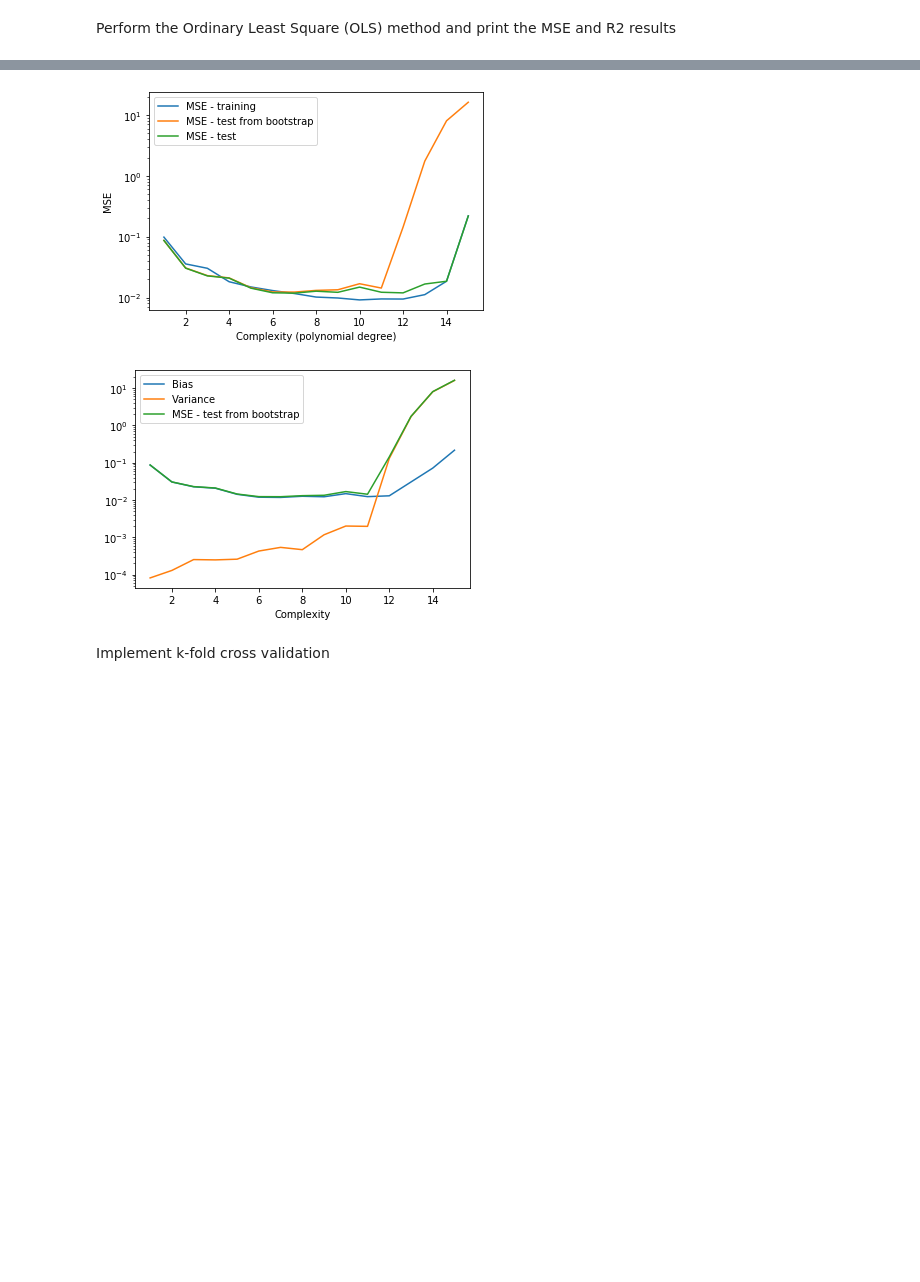
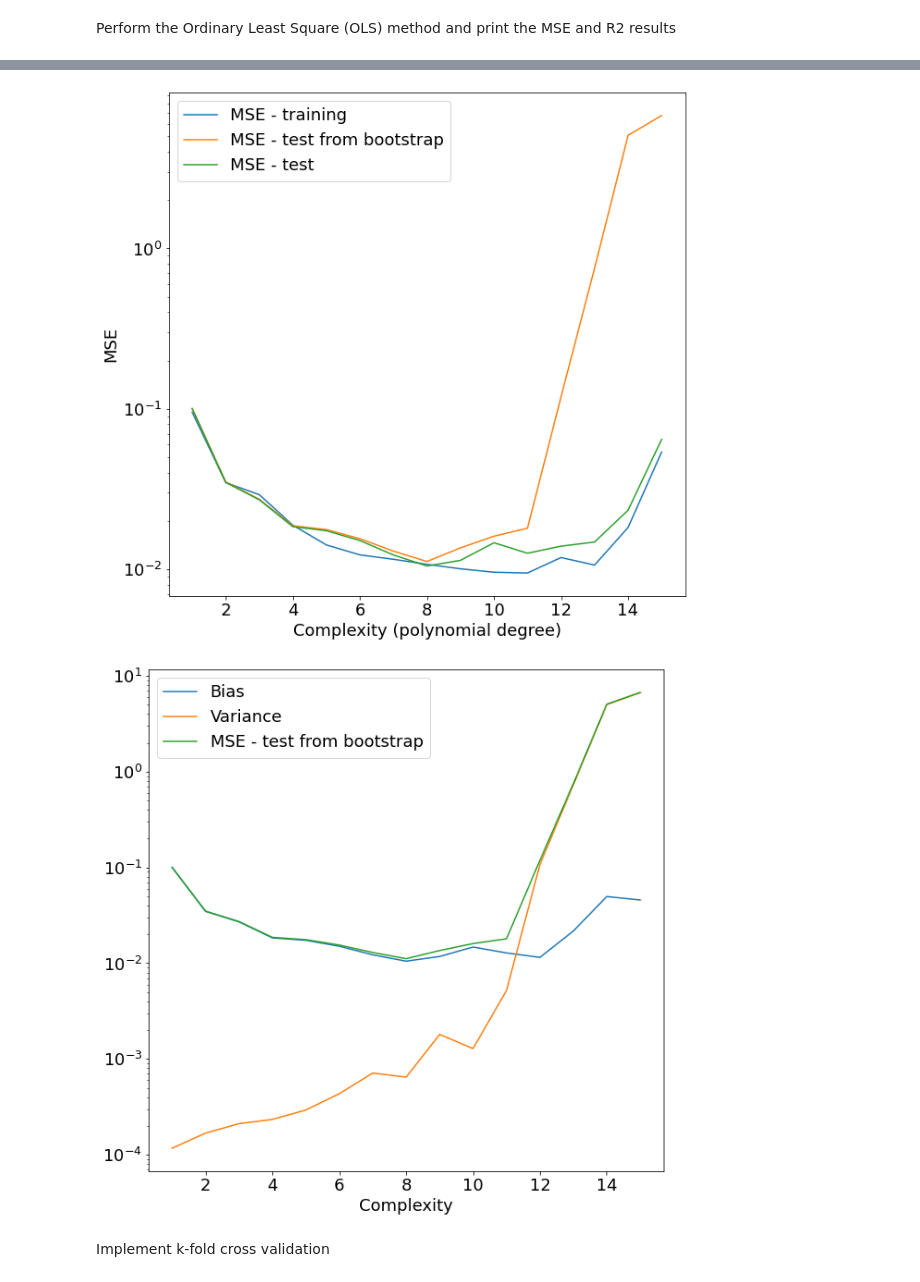
Before and after one commit to tellefs/ML-projects, a Jupyter notebook: project1/project1.ipynb, the cells around one changed output, grey strips where cells are left out. Cells and saved outputs as stored; diff of their text form; code cells hidden in the pictures; blank space fills up the shorter version.

```diff
--- a/project1/project1.ipynb
+++ b/project1/project1.ipynb
@@ -24,6 +25,12 @@ def FrankeFunction(x,y):
 	term3 = 0.5*np.exp(-(9*x-7)**2/4.0 - 0.25*((9*y-3)**2))
 	term4 = -0.2*np.exp(-(9*x-4)**2 - (9*y-7)**2)
 	return term1 + term2 + term3 + term4
+# %%
+#sizes for plotting
+
+figwidth = 10
+figheigth = 10
+fontsize = 18
 # %% [markdown]
 Create design matrix for for two dimensions
 # %%
@@ -59,17 +64,17 @@ Normal distributed noise is added to the Franke-function
 # %%
-n = 100 #size of x and y
+np.random.seed(47309275)
+n = 1000 #size of x and y
 N = 5 #polynomial degree
-noise_factor = 0.01
+noise_factor = 0.1
+max_degree = 12
 
+noise = noise_factor*np.random.randn(n)
 x = np.random.uniform(0,1,n)
 y = np.random.uniform(0,1,n)
-noise = noise_factor*np.random.randn(100,1)
+
 z = FrankeFunction(x,y) + noise
 
 X = create_X(x, y, N)
-
-DesignMatrix = pd.DataFrame(X)
-#display(DesignMatrix)
 # %% [markdown]
 Perform the Ordinary Least Square (OLS) method and print the MSE and R2 results
 # %%
@@ -113,8 +120,4 @@ Study the bias-variance trade-off by plotting the MSE for increasing model compl
 # %%
-np.random.seed(47309275)
-max_degree = 15
-n = 1000
-noise_factor = .1
 n_bootstraps = 100
 
 degree = np.linspace(1, max_degree, max_degree)
@@ -125,12 +128,6 @@ MSE_test_bootstrap = np.zeros(max_degree)
 bias = np.zeros(max_degree)
 variance = np.zeros(max_degree)
 error = np.zeros(max_degree)
-
-noise = noise_factor*np.random.randn(n)
-x = np.random.uniform(0,1,n)
-y = np.random.uniform(0,1,n)
-
-z = FrankeFunction(x,y) + noise
 
 for i in range(max_degree):
     N = i #polynomial degree
@@ -153,42 +150,45 @@ for i in range(max_degree):
     #Perform OLS with bootstrap resampling
     MSE_test_bootstrap_values = np.zeros(n_bootstraps)
     z_predicted_bootstrap = np.empty((X_test.shape[0], n_bootstraps))
 
 
     for j in range(n_bootstraps):
         X_train_resample, z_train_resample = resample(X_train, z_train, replace=True)
         beta = np.linalg.inv(X_train_resample.T @ X_train_resample) @ X_train_resample.T @ z_train_resample
         z_predicted_bootstrap[:, j] = X_test @ beta
         MSE_test_bootstrap_values[j] = MSE(z_test, z_predicted_bootstrap[:, j])
 
     MSE_test_bootstrap[i] = np.mean(MSE_test_bootstrap_values)
 
     bias[i] = np.mean( (z_test - np.mean(z_predicted_bootstrap, axis=1))**2 )
     variance[i] = np.mean(np.var(z_predicted_bootstrap, axis=1))
 
-plt.figure()
-plt.ylabel('MSE')
-plt.xlabel('Complexity (polynomial degree)')
+plt.figure(figsize=(figwidth, figheigth))
+plt.tick_params(axis='both', which='both', labelsize=fontsize)
+plt.ylabel('MSE', fontsize=fontsize)
+plt.xlabel('Complexity (polynomial degree)', fontsize=fontsize)
 plt.plot(degree, MSE_train, label='MSE - training')
 plt.plot(degree, MSE_test_bootstrap, label='MSE - test from bootstrap')
 plt.plot(degree, MSE_test, label='MSE - test')
 plt.yscale('log')
-plt.legend()
+plt.legend(fontsize=fontsize, loc='upper left')
 plt.savefig('figures/mse_test_training_bootstrap')
 plt.show()
 
-plt.figure()
-plt.xlabel('Complexity')
+
+plt.figure(figsize=(figwidth, figheigth))
+plt.tick_params(axis='both', which='both', labelsize=fontsize)
+plt.xlabel('Complexity', fontsize=fontsize)
 plt.plot(degree, bias, label='Bias')
 plt.plot(degree, variance, label='Variance')
 plt.plot(degree, MSE_test_bootstrap, label='MSE - test from bootstrap')
 plt.yscale('log')
-plt.legend()
+plt.legend(fontsize=fontsize, loc='upper left')
 plt.savefig('figures/bias_variande_tradeoff_bootstrap')
 plt.show()
 # %% [output]
-[figure, old version]
+[figure, new version]
-[figure, old version]
+[figure, new version]
 # %% [markdown]
 Implement k-fold cross validation
 # %%
```
Also changed, not shown: parts of 9 cells of this notebook, 2 other files.
